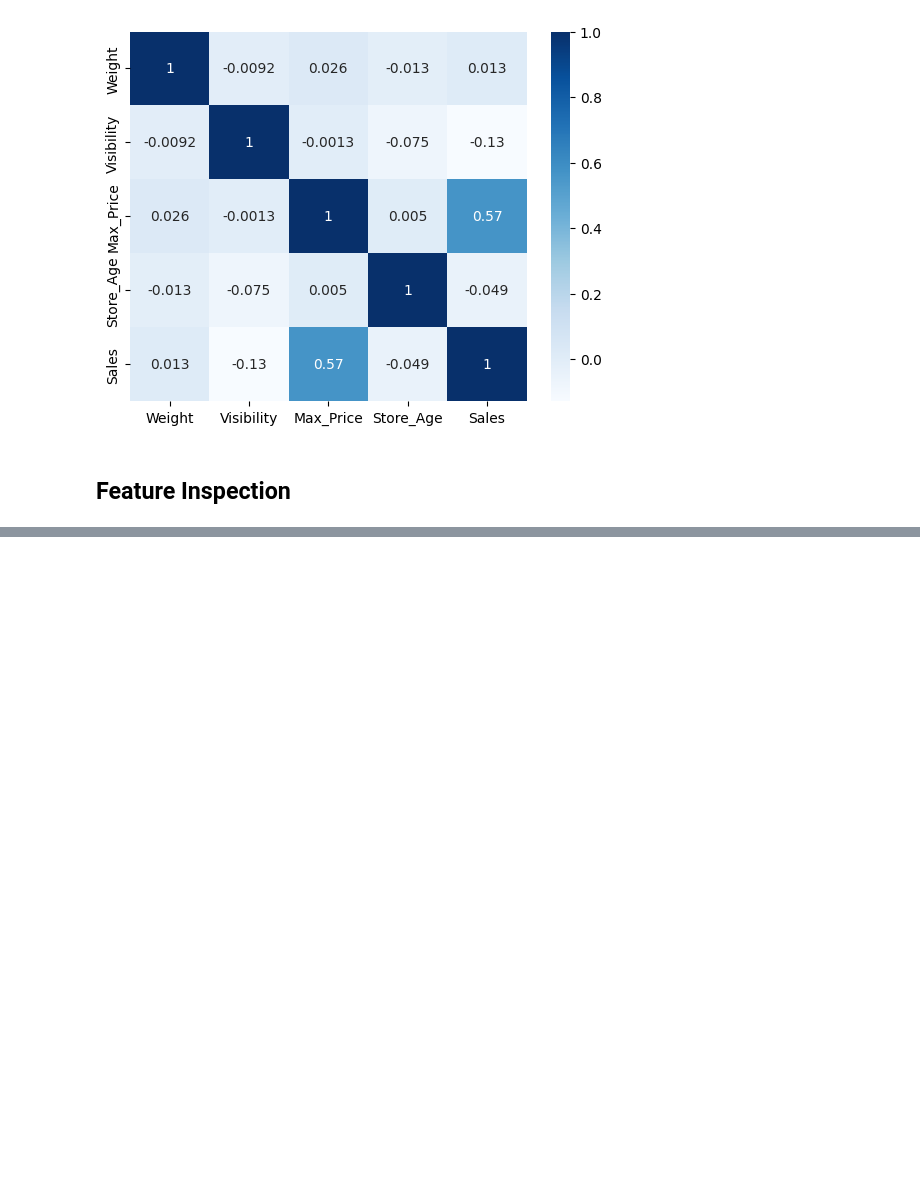
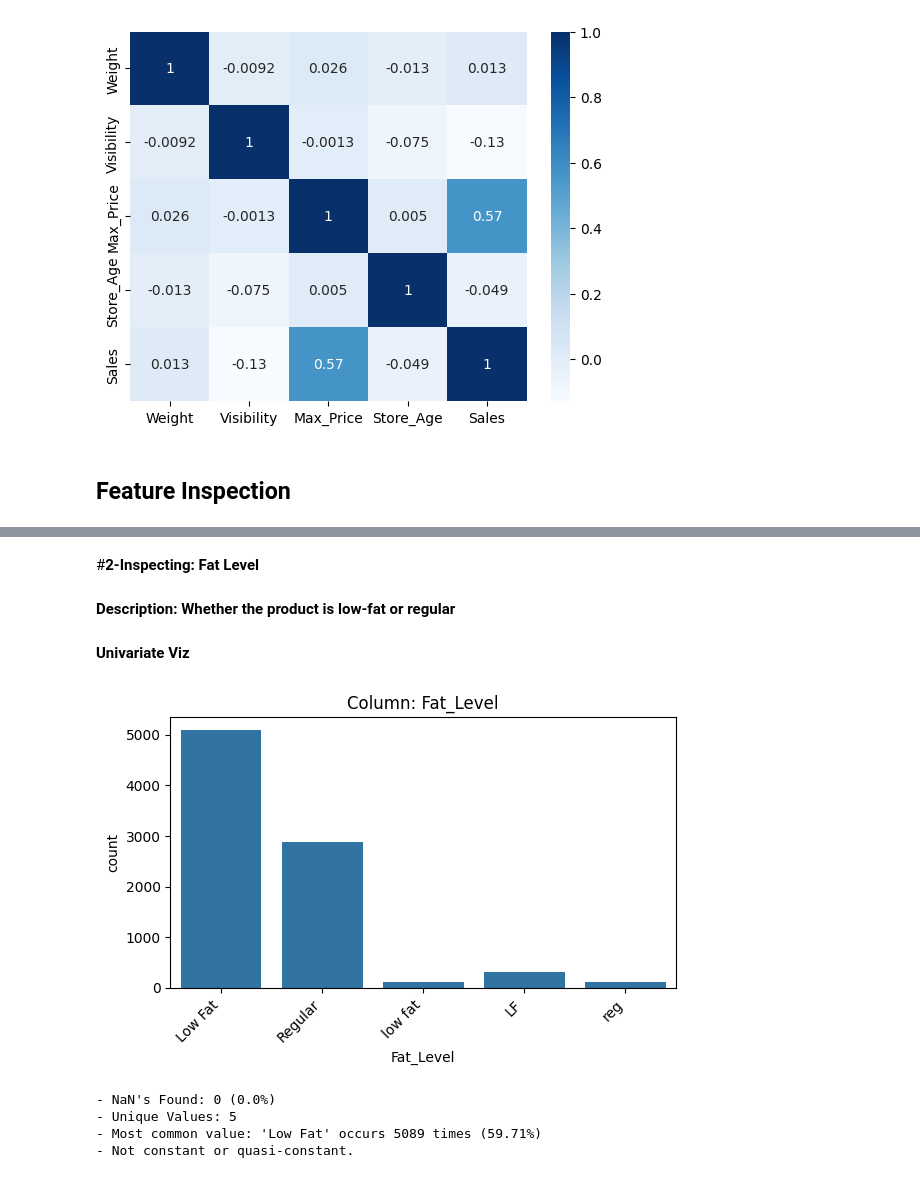
Before and after one commit to dohaalnabahin/Prediction-of-Product-Sales, a Jupyter notebook: Prediction_of_Product_Sales.ipynb, the cells around one changed output, grey strips where cells are left out. Cells and saved outputs as stored; diff of their text form; code cells hidden in the pictures; blank space fills up the shorter version.

```diff
--- a/Prediction_of_Product_Sales.ipynb
+++ b/Prediction_of_Product_Sales.ipynb
@@ -513,0 +695,14 @@ sns.heatmap(corr,cmap ='Blues', annot=True)
+# %% [markdown]
+#**2-Inspecting: Fat Level**
+# %% [markdown]
+**Description: Whether the product is low-fat or regular**
+# %% [markdown]
+**Univariate Viz**
+# %%
+explore_categorical(df_original,'Fat_Level');
+# %% [output]
+[figure, added]
+- NaN's Found: 0 (0.0%)
+- Unique Values: 5
+- Most common value: 'Low Fat' occurs 5089 times (59.71%)
+- Not constant or quasi-constant.
```
Also changed, not shown: parts of 72 cells of this notebook.
